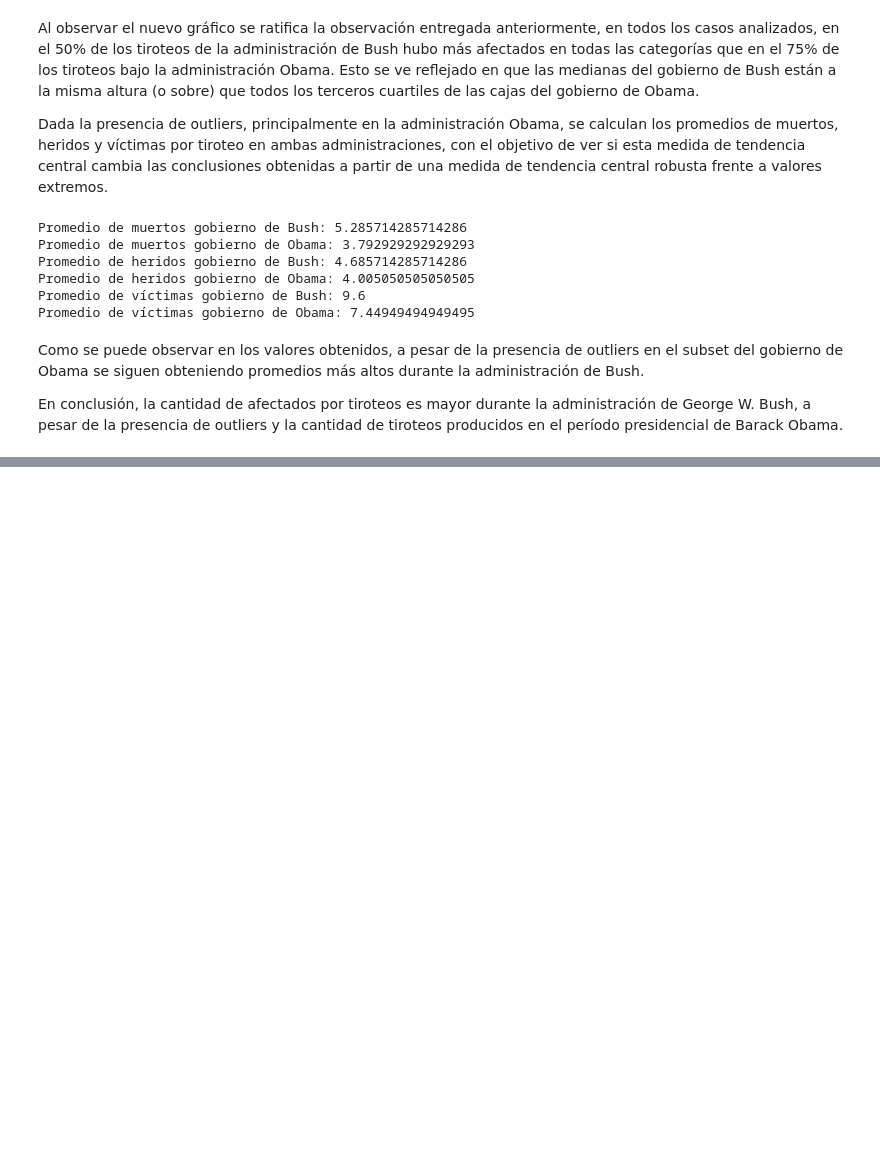
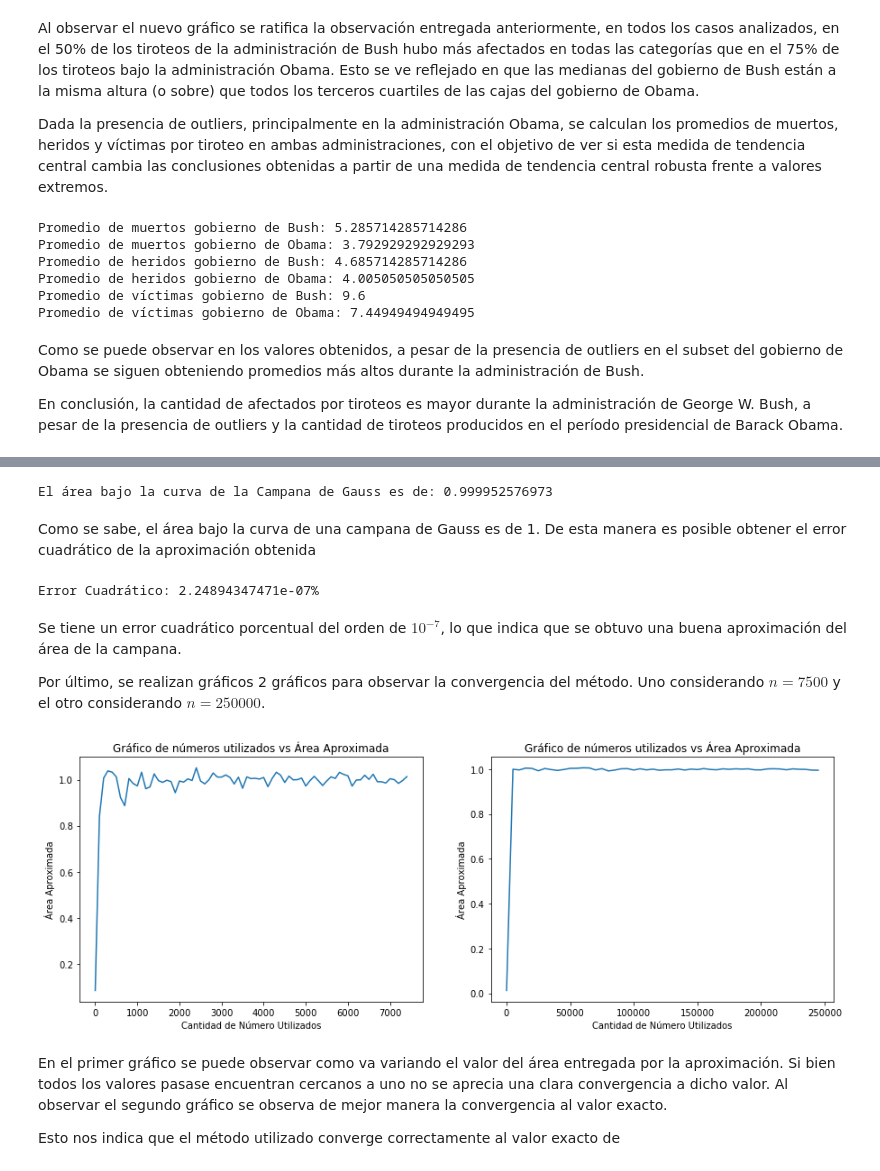
Before and after one commit to Umauro/LabEstaca1, a Jupyter notebook: Lab1Estaca-Pregunta1y3.2.ipynb, the cells around one changed output, grey strips where cells are left out. Saved outputs shown, nothing was run; the diff lists cells and outputs as text; code cells hidden in the pictures; blank space fills up the shorter version.

```diff
--- a/Lab1Estaca-Pregunta1.ipynb
+++ b/Lab1Estaca-Pregunta1y3.2.ipynb
@@ -176,0 +202,65 @@ En conclusión, la cantidad de afectados por tiroteos es mayor durante la admini
+# %%
+iteraciones = []
+iteraciones2 = []
+areasCalculadas = []
+areasCalculadas2 = []
+np.random.seed(97)
+
+for j in range(1,7500, 100):
+    sumatoria = 0
+    for i in range(j):
+        sumatoria += (np.exp((-(8*np.random.rand() - 4)**2)/2))/((2*np.pi)**(1/2))
+    areaBajoLaCurva = sumatoria*(8/j)
+    areasCalculadas.append(areaBajoLaCurva)
+    iteraciones.append(j)
+
+for j in range(1,250000, 5000):
+    sumatoria = 0
+    for i in range(j):
+        sumatoria += (np.exp((-(8*np.random.rand() - 4)**2)/2))/((2*np.pi)**(1/2))
+    areaBajoLaCurva = sumatoria*(8/j)
+    areasCalculadas2.append(areaBajoLaCurva)
+    iteraciones2.append(j)
+
+
+sumatoria = 0
+for i in range(250000):
+    sumatoria += (np.exp((-(8*np.random.rand() - 4)**2)/2))/((2*np.pi)**(1/2))
+areaBajoLaCurva = sumatoria*(8/250000)
+
+print("El área bajo la curva de la Campana de Gauss es de: " + str(areaBajoLaCurva))
+
+#plt.plot(iteraciones, areasCalculadas)
+#plt.show()
+# %% [output]
+El área bajo la curva de la Campana de Gauss es de: 0.999952576973
+# %% [markdown]
+Como se sabe, el área bajo la curva de una campana de Gauss es de 1. De esta manera es posible obtener el error cuadrático de la aproximación obtenida
+# %%
+print("Error Cuadrático: " + str(((1-areaBajoLaCurva)**2)*100) +"%")
+# %% [output]
+Error Cuadrático: 2.24894347471e-07%
+# %% [markdown]
+Se tiene un error cuadrático porcentual del orden de $10^{-7}$, lo que indica que se obtuvo una buena aproximación del área de la campana.
+
+Por último, se realizan gráficos 2 gráficos para observar la convergencia del método. Uno considerando $n = 7500$ y el otro considerando $n = 250000$.
+# %%
+plt.figure(figsize=(15,5))
+
+plt.subplot(121)
+plt.title("Gráfico de Números Utilizados vs Área Aproximada")
+plt.plot(iteraciones, areasCalculadas)
+plt.xlabel("Cantidad de Números Utilizados")
+plt.ylabel("Área Aproximada")
+plt.subplot(122)
+plt.plot(iteraciones2, areasCalculadas2)
+plt.title("Gráfico de Números utilizados vs Área Aproximada")
+plt.xlabel("Cantidad de Números Utilizados")
+plt.ylabel("Área Aproximada")
+plt.show()
+# %% [output]
+[figure, added]
+# %% [markdown]
+En el primer gráfico se puede observar como va variando el valor del área entregada por la aproximación. Si bien todos los valores pasase encuentran cercanos a uno no se aprecia una clara convergencia a dicho valor. Al observar el segundo gráfico se observa de mejor manera la convergencia al valor exacto.
+
+Esto nos indica que el método utilizado converge correctamente al valor exacto de
```
Also changed, not shown: parts of 2 cells of this notebook.
